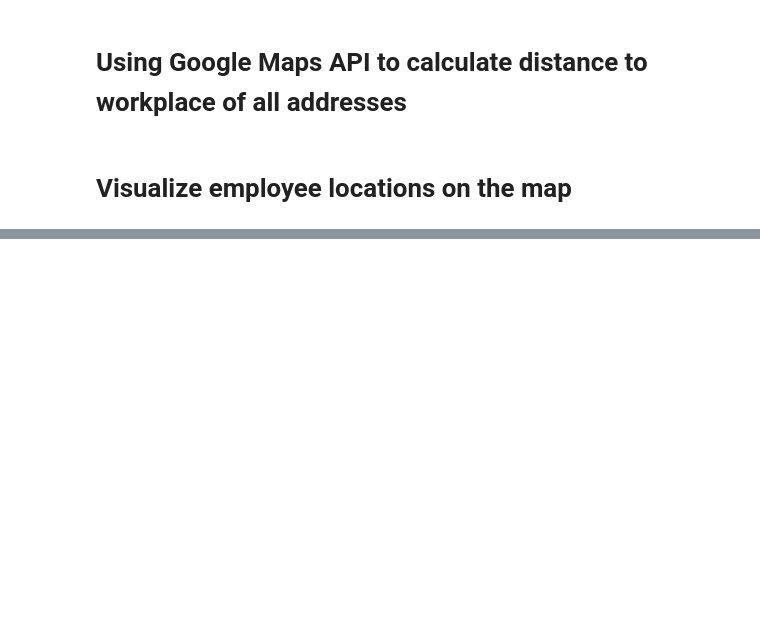
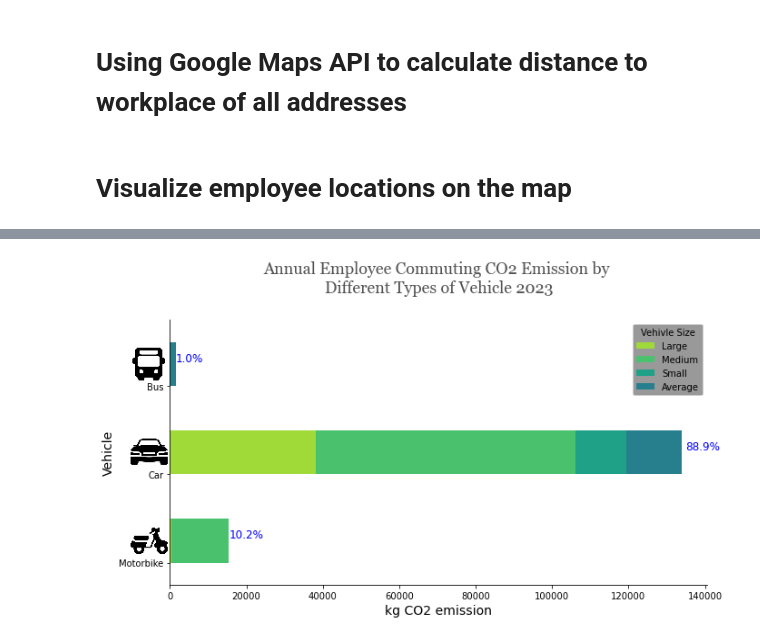
Before and after one commit to SieYung-Law/Scope3_co2_emission_employee_commuting, a Jupyter notebook: employee_commuting.ipynb, the cells around one changed output, grey strips where cells are left out. Drawn from its saved outputs; the diff is of its cells as text; code cells hidden in the pictures; blank space fills up the shorter version.

Commit message:
final copy, added stacked bar graph

```diff
--- a/employee_commuting.ipynb
+++ b/employee_commuting.ipynb
@@ -300,0 +273,69 @@ Name: name, Length: 65, dtype: int64
+# %%
+font_color = '#525252'
+csfont = {'fontname':'Georgia'}
+colors = sns.color_palette("viridis_r")
+data=[["Motorbike", 253.180824, 15063.300460, 0, 0],
+      ["Car", 38043.281437, 68016.535964, 13462.691299, 14420.985030],
+      ["Bus", 0, 0, 0, 1485.378180]
+     ]
+
+# Add list of icons (file paths) corresponding to each tick label
+motorbike = plt.imread("images/motorbike.png")
+imagebox_motorbike = OffsetImage(motorbike, zoom =0.08)
+# xvbox coordinate to insert the motorbike icon
+xy =[1,0]
+ab_motorbike = AnnotationBbox(imagebox_motorbike,xy,xybox=(-5500.,0),frameon=False, pad=0)
+
+car = plt.imread("images/car.png")
+imagebox_car = OffsetImage(car, zoom =0.08)
+# xvbox coordinate to insert the car icon
+xy =[2,0]
+ab_car = AnnotationBbox(imagebox_car,xy,xybox=(-5500.,1),frameon=False, pad=0)
+
+bus = plt.imread("images/bus.png")
+imagebox_bus = OffsetImage(bus, zoom =0.07)
+# xvbox coordinate to insert the bus icon
+xy =[3,0]
+ab_bus = AnnotationBbox(imagebox_bus,xy,xybox=(-5500.,2),frameon=False, pad=0)
+####################
+# built dataframe  #
+####################
+dataframe =pd.DataFrame(data,columns=["Vehicle","Large", "Medium", "Small", "Average"])
+#Calculate the vehicle proportion
+df_sum = dataframe.groupby('Vehicle').sum()
+sum_row = df_sum.sum(axis=1)
+df_percentage = sum_row/sum_row.sum(axis=0)*100
+bus_pct= round(df_percentage['Bus'],1)
+car_pct= round(df_percentage['Car'],1)
+motorbike_pct= round(df_percentage['Motorbike'],1)
+
+###############
+# plot graph  #
+###############
+ax = dataframe.plot.barh(align='center', stacked=True, figsize=(10, 6),color=colors)
+ax = plt.gca()
+
+# Hide the top and right spines
+ax.spines['top'].set_visible(False)
+ax.spines['right'].set_visible(False)
+
+ax.set_ylabel('Vehicle', fontsize =14)
+ax.set_xlabel('kg CO2 emission', fontsize =14)
+ax.add_artist(ab_motorbike)
+ax.add_artist(ab_car)
+ax.add_artist(ab_bus)
+ax.set_facecolor("white")
+ax.legend(title = 'Vehivle Size',facecolor='gray')
+plt.yticks([-0.25,0.75,1.75], ['Motorbike', 'Car','Bus'] )
+plt.annotate(f'{bus_pct}'+'%',xy = (5000,2), horizontalalignment ='center', verticalalignment ='bottom', color='blue', fontsize=12)
+plt.annotate(f'{car_pct}'+'%',xy = (139500,1), horizontalalignment ='center', verticalalignment ='bottom', color='blue', fontsize=12)
+plt.annotate(f'{motorbike_pct}'+'%',xy = (20000,0), horizontalalignment ='center', verticalalignment ='bottom', color='blue', fontsize=12)
+plt.title('Annual Employee Commuting CO2 Emission by \nDifferent Types of Vehicle 2023',pad=30, fontsize=18, color=font_color, **csfont)
+plt.tight_layout()
+
+# Set the background color to white
+fig = plt.gcf()  # Get the current figure
+fig.patch.set_facecolor('white')
+plt.savefig('employee_commuting_CO2_e.png', bbox_inches='tight')
+# %% [output]
+[figure, added]
```
Also changed, not shown: parts of 13 cells of this notebook.
